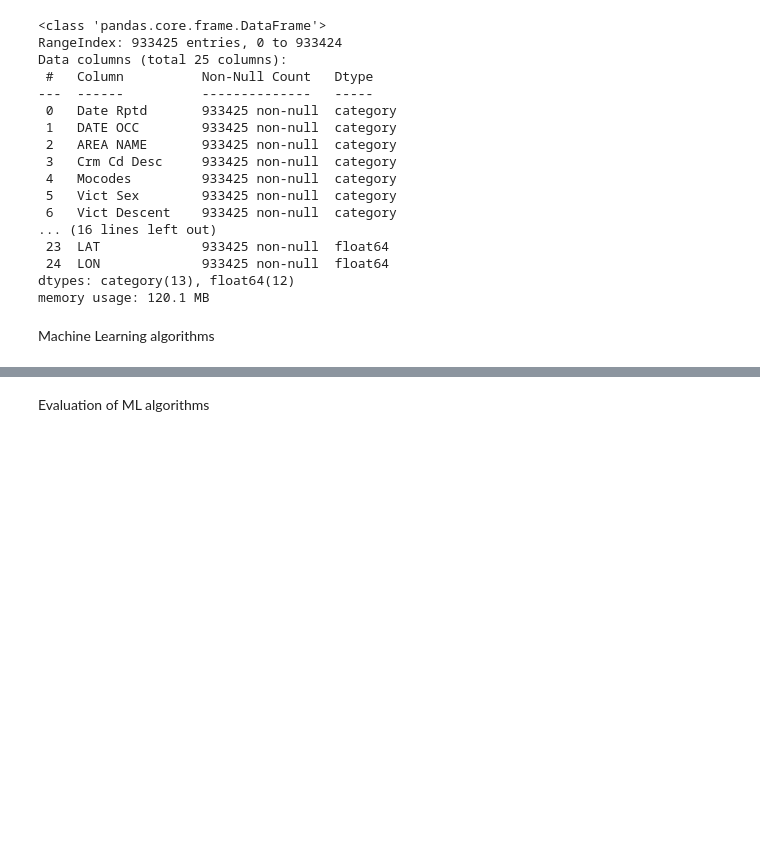
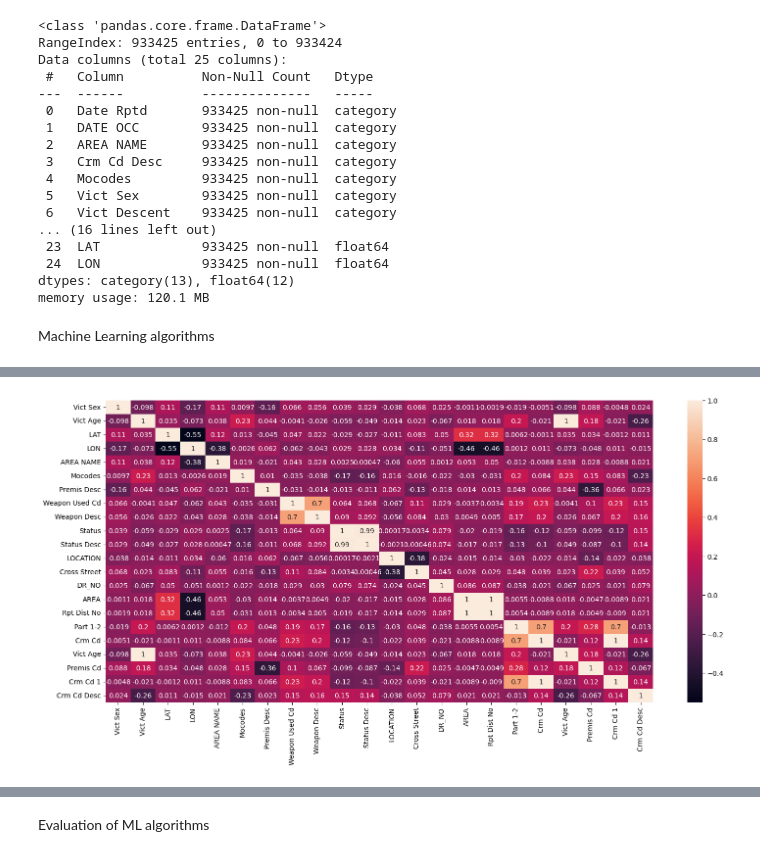
Before and after one commit to shuvo-dotcom/crime-data-analysis, a Jupyter notebook: analysis.ipynb, the cells around one changed output, grey strips where cells are left out. Saved outputs shown, nothing was run; the diff lists cells and outputs as text; code cells hidden in the pictures; blank space fills up the shorter version.

```diff
--- a/analysis.ipynb
+++ b/analysis.ipynb
@@ -438,0 +409,11 @@ Name: Crm Cd Desc, dtype: int64
+# %%
+corr_matrix = df_use_case_1[['Vict Sex', 'Vict Age', 'LAT', 'LON', 'AREA NAME', 'Mocodes', 'Premis Desc',
+                   'Weapon Used Cd', 'Weapon Desc', 'Status', 'Status Desc', 'LOCATION',
+                   'Cross Street', 'DR_NO', 'AREA', 'Rpt Dist No', 'Part 1-2', 'Crm Cd',
+                   'Vict Age', 'Premis Cd', 'Crm Cd 1', 'Crm Cd Desc']].corr()
+import seaborn as sns
+plt.figure(figsize=(18, 8))
+sns.heatmap(data=corr_matrix,fmt = '.2g', annot=True)
+plt.show()
+# %% [output]
+[figure, added]
```
Also changed, not shown: parts of 9 cells of this notebook, 1 other file.
